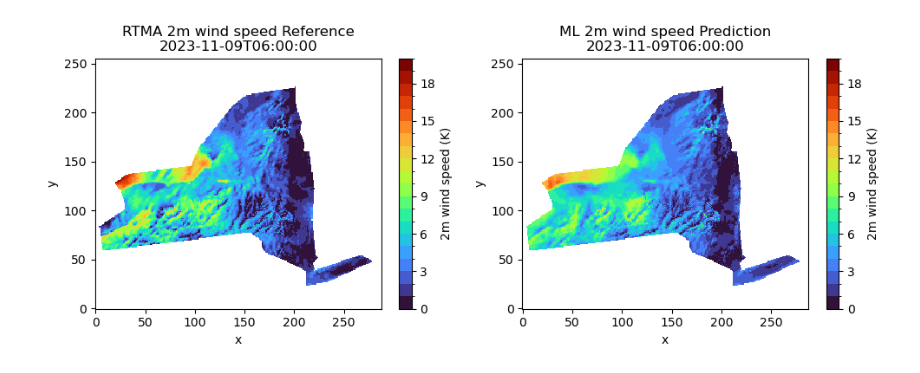
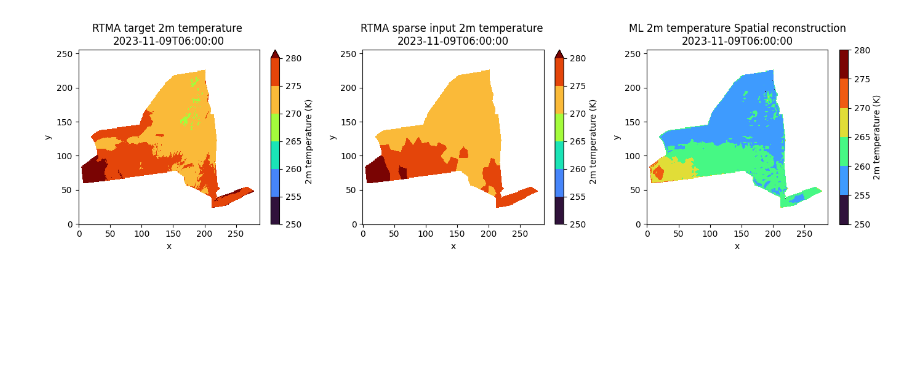
Before and after one commit to HarishBaki/Sparse_to_dense_meteorological_variables, a Jupyter notebook: TMRW_plots.ipynb, the cells around one changed output. Drawn from its saved outputs; the diff is of its cells as text; code cells hidden in the pictures; blank space fills up the shorter version.

```diff
--- a/TMRW_plots.ipynb
+++ b/TMRW_plots.ipynb
@@ -251,35 +197,45 @@ plt.savefig(FIG_DIR+'/RTMA_2m_temperature_Comparison.png', dpi=300)
-# %%
-cmap = turbo_cmap
-levels = np.arange(0, 20.1, 1)
-time_instance = '2023-11-09T06:00:00'
-ref = xr.open_zarr(zarr_store).si10.sel(time=time_instance).where(mask)
-pred = xr.open_zarr(zarr_store_pred).si10.sel(time=time_instance).where(mask)
-var_title = '2m wind speed'
-cbar_label = '2m wind speed (K)'
-# Create 1x2 subplots
-fig, axes = plt.subplots(1, 2, figsize=(10, 4))
-
-# Plot test data
-test_plot = ref.plot(
-    ax=axes[0],
-    cmap=cmap,
-    levels=levels,
-    add_colorbar=True,
-    cbar_kwargs={'label': cbar_label}
-)
-axes[0].set_title(f'RTMA {var_title} Reference\n' + time_instance, fontsize=12)
-# Plot prediction
-pred_plot = pred.plot(
-    ax=axes[1],
-    cmap=cmap,
-    levels=levels,
-    add_colorbar=True,
-    cbar_kwargs={'label': cbar_label}
-)
-axes[1].set_title(f'ML {var_title} Prediction\n' + time_instance, fontsize=12)
-
-plt.tight_layout()
-
-plt.savefig(FIG_DIR+'/RTMA_wind_speed_Comparison.png', dpi=300)
-# %% [output]
-[figure, removed]
+# %%
+cmap = turbo_cmap
+variable = 't2m'
+levels = np.arange(250, 280.1, 5)
+time_instance = '2023-11-09T06:00:00'
+input_tensor,target_tensor = data_loader(variable,time_instance)
+pred = xr.open_zarr(zarr_store_pred)[variable].sel(time=time_instance).where(mask)
+# Create 1x2 subplots
+fig, axes = plt.subplots(1, 3, figsize=(14, 4))
+
+# Plot target data
+test_plot = target_tensor.where(mask).plot(
+    ax=axes[0],
+    cmap=cmap,
+    levels=levels,
+    add_colorbar=True,
+    cbar_kwargs={'label': '2m temperature (K)'}
+)
+axes[0].set_title('RTMA target 2m temperature \n' + time_instance, fontsize=12)
+
+# Plot input data
+test_plot = input_tensor[0,...].where(mask).plot(
+    ax=axes[1],
+    cmap=cmap,
+    levels=levels,
+    add_colorbar=True,
+    cbar_kwargs={'label': '2m temperature (K)'}
+)
+axes[1].set_title('RTMA sparse input 2m temperature \n' + time_instance, fontsize=12)
+
+# Plot prediction
+pred_plot = pred.plot(
+    ax=axes[2],
+    cmap=cmap,
+    levels=levels,
+    add_colorbar=True,
+    cbar_kwargs={'label': '2m temperature (K)'}
+)
+axes[2].set_title('ML 2m temperature Spatial reconstruction\n' + time_instance, fontsize=12)
+
+plt.tight_layout()
+
+plt.savefig(FIG_DIR+'/RTMA_2m_temperature_sparse_to_dense.png', dpi=300)
+# %% [output]
+[figure, added]
```
Also changed, not shown: parts of 9 cells of this notebook.
